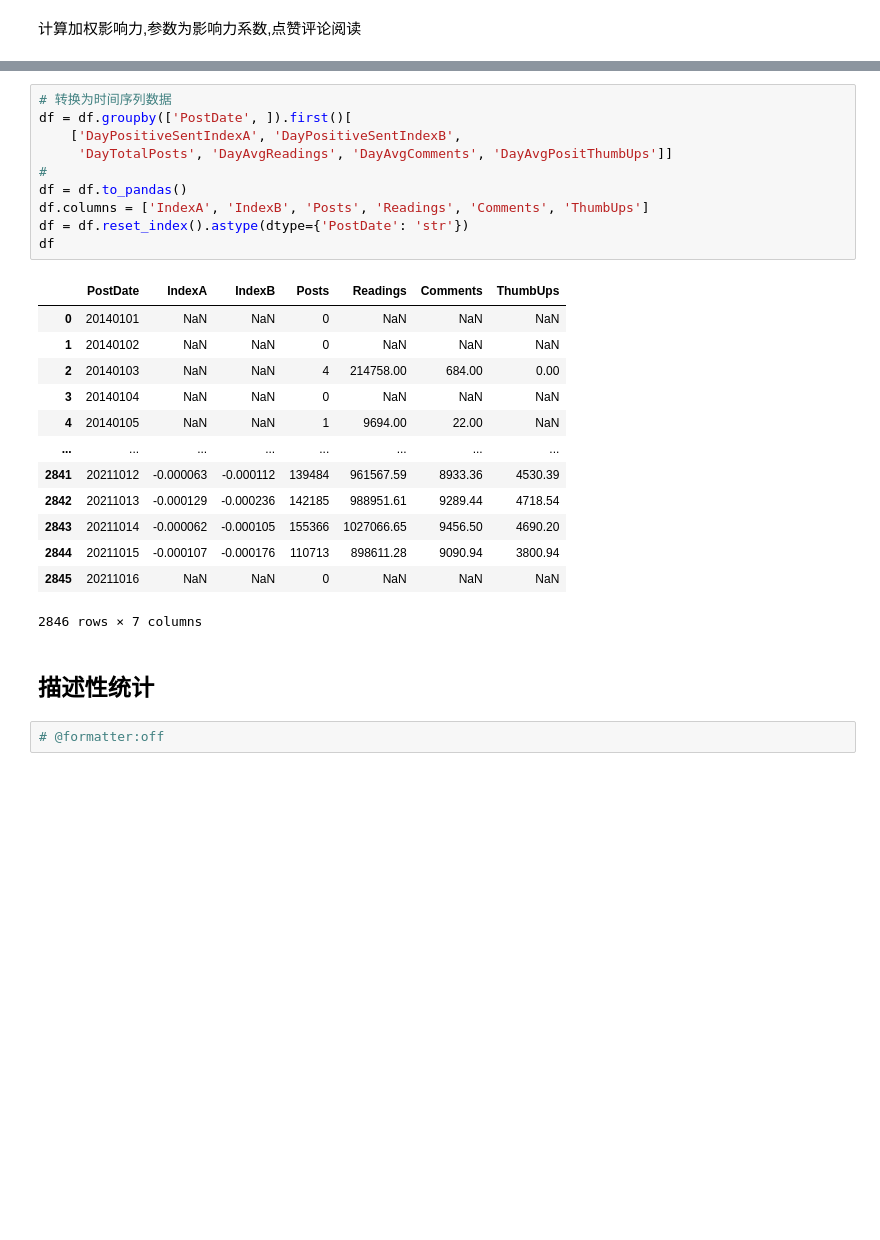
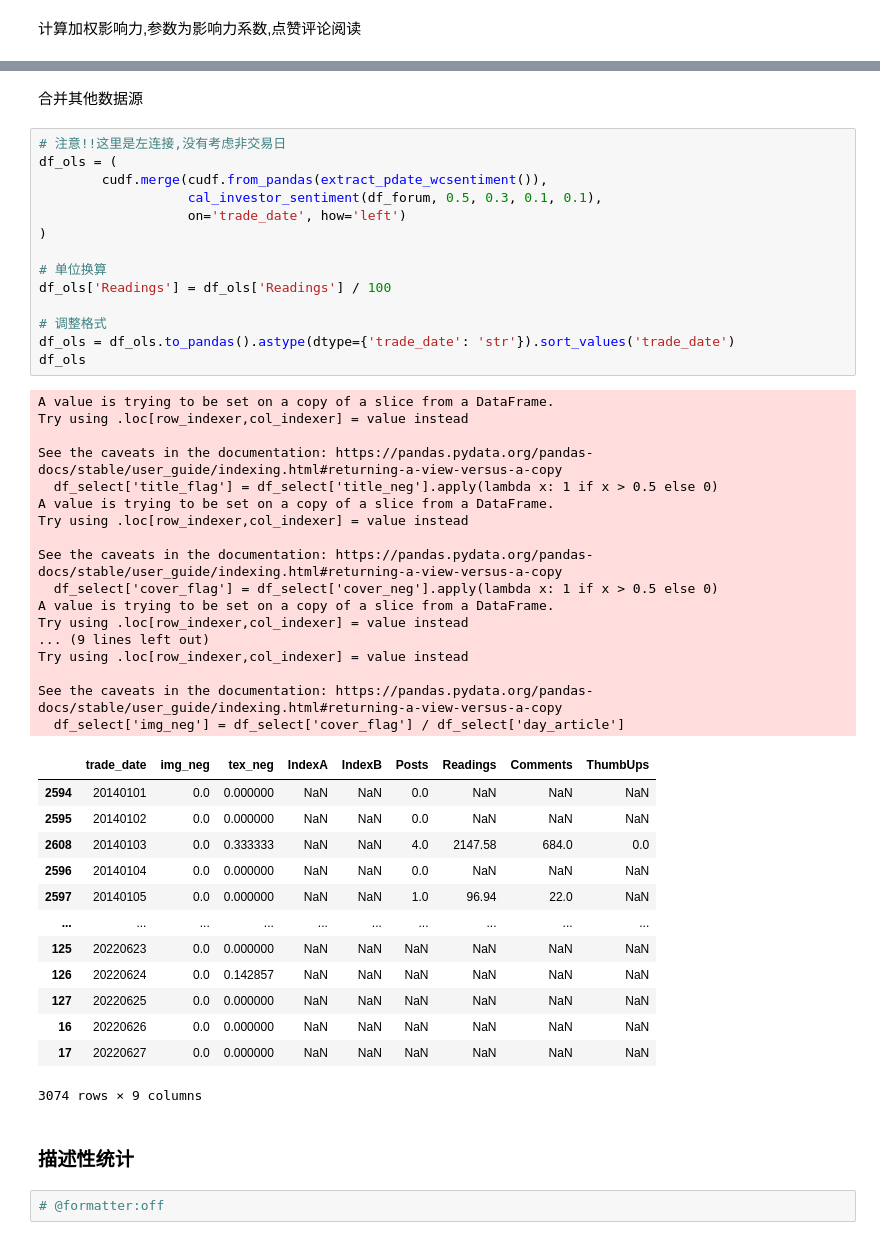
Before and after one commit to Colin-Bao/Investor-Sentiment, a Jupyter notebook: notebooks/IS-Investor.ipynb, the cells around one changed output, grey strips where cells are left out. Cells and saved outputs as stored; diff of their text form; blank space fills up the shorter version.

```diff
--- a/notebooks/IS-Investor.ipynb
+++ b/notebooks/IS-Investor.ipynb
@@ -118,29 +198,52 @@ df.set_index(['PostDate', 'Stockcode']).sort_index()
-# %%
-# 转换为时间序列数据
-df = df.groupby(['PostDate', ]).first()[
-    ['DayPositiveSentIndexA', 'DayPositiveSentIndexB',
-     'DayTotalPosts', 'DayAvgReadings', 'DayAvgComments', 'DayAvgPositThumbUps']]
-#
-df = df.to_pandas()
-df.columns = ['IndexA', 'IndexB', 'Posts', 'Readings', 'Comments', 'ThumbUps']
-df = df.reset_index().astype(dtype={'PostDate': 'str'})
-df
-# %% [output]
-|  | PostDate | IndexA | IndexB | Posts | Readings | Comments | ThumbUps |
-| 0 | 20140101 | NaN | NaN | 0 | NaN | NaN | NaN |
-| 1 | 20140102 | NaN | NaN | 0 | NaN | NaN | NaN |
-| 2 | 20140103 | NaN | NaN | 4 | 214758.00 | 684.00 | 0.00 |
-| 3 | 20140104 | NaN | NaN | 0 | NaN | NaN | NaN |
-| 4 | 20140105 | NaN | NaN | 1 | 9694.00 | 22.00 | NaN |
-| ... | ... | ... | ... | ... | ... | ... | ... |
-| 2841 | 20211012 | -0.000063 | -0.000112 | 139484 | 961567.59 | 8933.36 | 4530.39 |
-| 2842 | 20211013 | -0.000129 | -0.000236 | 142185 | 988951.61 | 9289.44 | 4718.54 |
-| 2843 | 20211014 | -0.000062 | -0.000105 | 155366 | 1027066.65 | 9456.50 | 4690.20 |
-| 2844 | 20211015 | -0.000107 | -0.000176 | 110713 | 898611.28 | 9090.94 | 3800.94 |
-| 2845 | 20211016 | NaN | NaN | 0 | NaN | NaN | NaN |
-2846 rows × 7 columns
+# %% [markdown]
+合并其他数据源
+# %%
+# 注意!!这里是左连接,没有考虑非交易日
+df_ols = (
+        cudf.merge(cudf.from_pandas(extract_pdate_wcsentiment()),
+                   cal_investor_sentiment(df_forum, 0.5, 0.3, 0.1, 0.1),
+                   on='trade_date', how='left')
+)
+
+# 单位换算
+df_ols['Readings'] = df_ols['Readings'] / 100
+
+# 调整格式
+df_ols = df_ols.to_pandas().astype(dtype={'trade_date': 'str'}).sort_values('trade_date')
+df_ols
+# %% [output]
+A value is trying to be set on a copy of a slice from a DataFrame.
+Try using .loc[row_indexer,col_indexer] = value instead
+
+See the caveats in the documentation: https://pandas.pydata.org/pandas-docs/stable/user_guide/indexing.html#returning-a-view-versus-a-copy
+  df_select['title_flag'] = df_select['title_neg'].apply(lambda x: 1 if x > 0.5 else 0)
+A value is trying to be set on a copy of a slice from a DataFrame.
+Try using .loc[row_indexer,col_indexer] = value instead
+
+See the caveats in the documentation: https://pandas.pydata.org/pandas-docs/stable/user_guide/indexing.html#returning-a-view-versus-a-copy
+  df_select['cover_flag'] = df_select['cover_neg'].apply(lambda x: 1 if x > 0.5 else 0)
+A value is trying to be set on a copy of a slice from a DataFrame.
+Try using .loc[row_indexer,col_indexer] = value instead
+... (9 lines left out)
+Try using .loc[row_indexer,col_indexer] = value instead
+
+See the caveats in the documentation: https://pandas.pydata.org/pandas-docs/stable/user_guide/indexing.html#returning-a-view-versus-a-copy
+  df_select['img_neg'] = df_select['cover_flag'] / df_select['day_article']
+|  | trade_date | img_neg | tex_neg | IndexA | IndexB | Posts | Readings | Comments | ThumbUps |
+| 2594 | 20140101 | 0.0 | 0.000000 | NaN | NaN | 0.0 | NaN | NaN | NaN |
+| 2595 | 20140102 | 0.0 | 0.000000 | NaN | NaN | 0.0 | NaN | NaN | NaN |
+| 2608 | 20140103 | 0.0 | 0.333333 | NaN | NaN | 4.0 | 2147.58 | 684.0 | 0.0 |
+| 2596 | 20140104 | 0.0 | 0.000000 | NaN | NaN | 0.0 | NaN | NaN | NaN |
+| 2597 | 20140105 | 0.0 | 0.000000 | NaN | NaN | 1.0 | 96.94 | 22.0 | NaN |
+| ... | ... | ... | ... | ... | ... | ... | ... | ... | ... |
+| 125 | 20220623 | 0.0 | 0.000000 | NaN | NaN | NaN | NaN | NaN | NaN |
+| 126 | 20220624 | 0.0 | 0.142857 | NaN | NaN | NaN | NaN | NaN | NaN |
+| 127 | 20220625 | 0.0 | 0.000000 | NaN | NaN | NaN | NaN | NaN | NaN |
+| 16 | 20220626 | 0.0 | 0.000000 | NaN | NaN | NaN | NaN | NaN | NaN |
+| 17 | 20220627 | 0.0 | 0.000000 | NaN | NaN | NaN | NaN | NaN | NaN |
+3074 rows × 9 columns
 # %% [markdown]
-## 描述性统计
+### 描述性统计
 # %%
 # @formatter:off
 # %%
```
Also changed, not shown: parts of 16 cells of this notebook, 3 other files.
